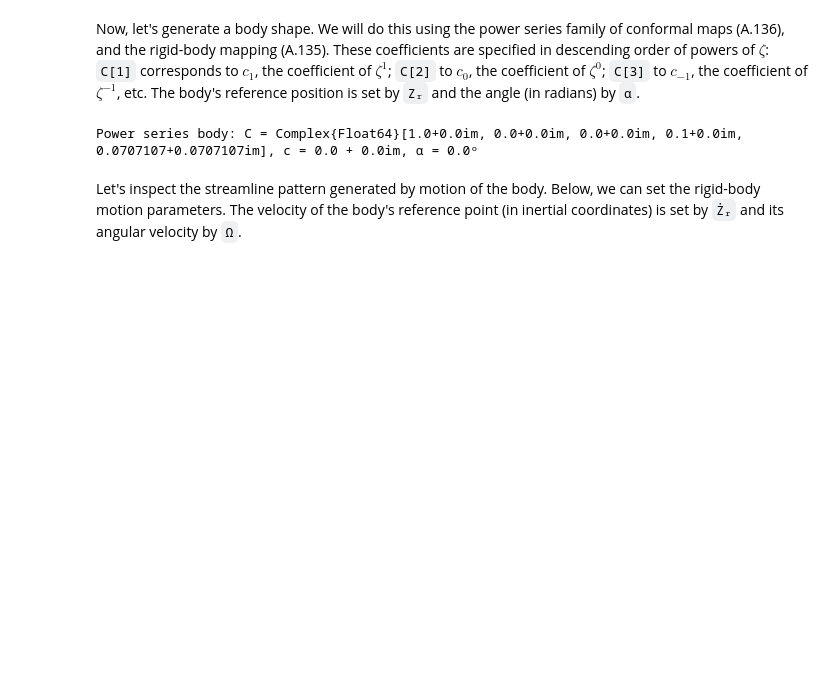
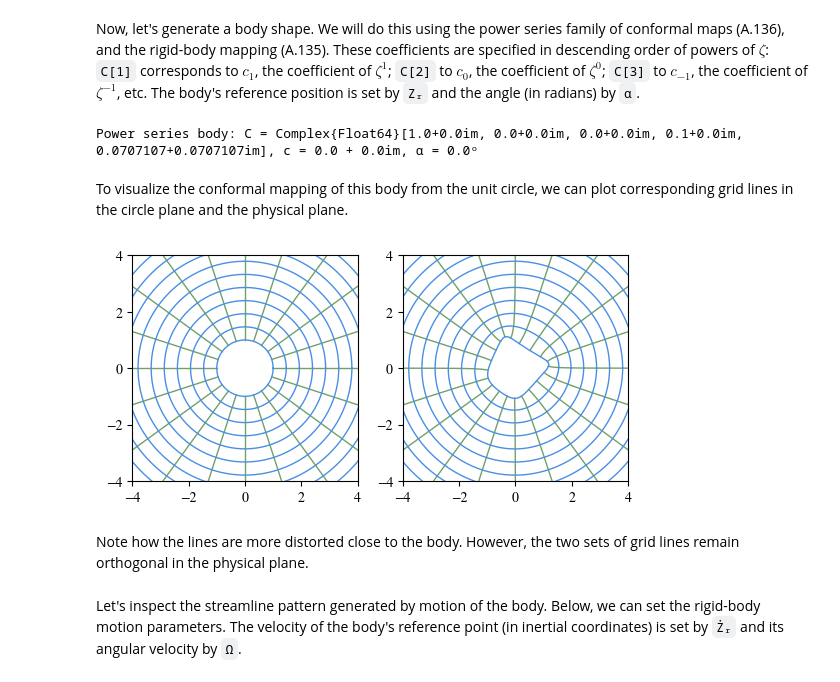
Before and after one commit to jdeldre/BookExamples, a Jupyter notebook: examples/Conformal mapping.ipynb, the cells around one changed output. Saved outputs shown, nothing was run; the diff lists cells and outputs as text; code cells hidden in the pictures; blank space fills up the shorter version.

```diff
--- a/examples/Conformal mapping.ipynb
+++ b/examples/Conformal mapping.ipynb
@@ -20,6 +21,14 @@ C = Complex128[1, 0, 0, 0.1, 0.1*exp(im*π/4)]
 body = Bodies.PowerBody(C,Zᵣ,α)
 # %% [output]
 Power series body: C = Complex{Float64}[1.0+0.0im, 0.0+0.0im, 0.0+0.0im, 0.1+0.0im, 0.0707107+0.0707107im], c = 0.0 + 0.0im, α = 0.0ᵒ
+# %% [markdown]
+To visualize the conformal mapping of this body from the unit circle, we can plot corresponding grid lines in the circle plane and the physical plane.
+# %%
+conformal_grid(body)
+# %% [output]
+[figure, added]
+# %% [markdown]
+Note how the lines are more distorted close to the body. However, the two sets of grid lines remain orthogonal in the physical plane.
 # %% [markdown]
 Let's inspect the streamline pattern generated by motion of the body. Below, we can set the rigid-body motion parameters. The velocity of the body's reference point (in inertial coordinates) is set by `Żᵣ` and its angular velocity by `Ω`.
 # %%
```
Also changed, not shown: parts of 7 cells of this notebook, 1 other file.
